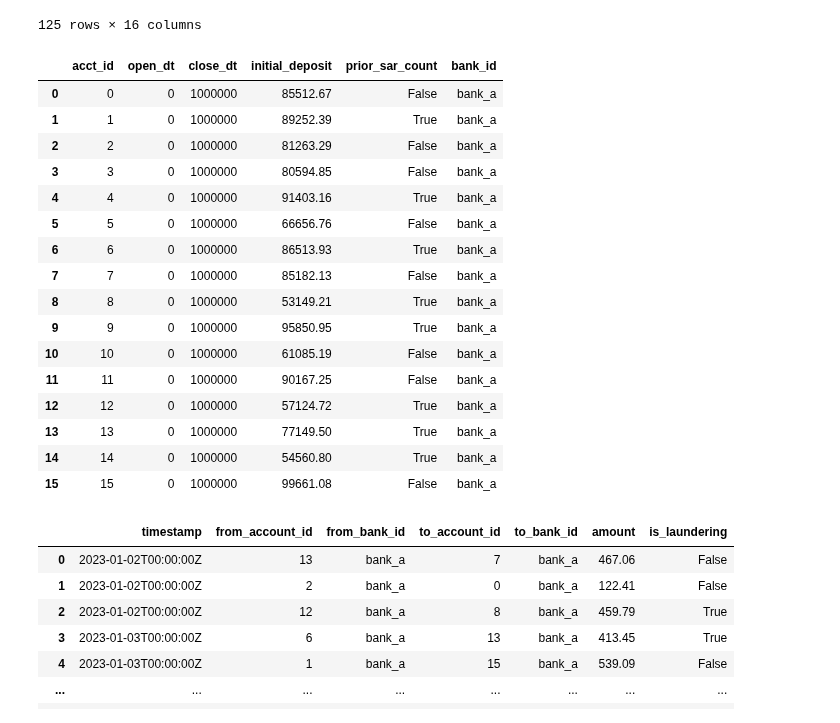
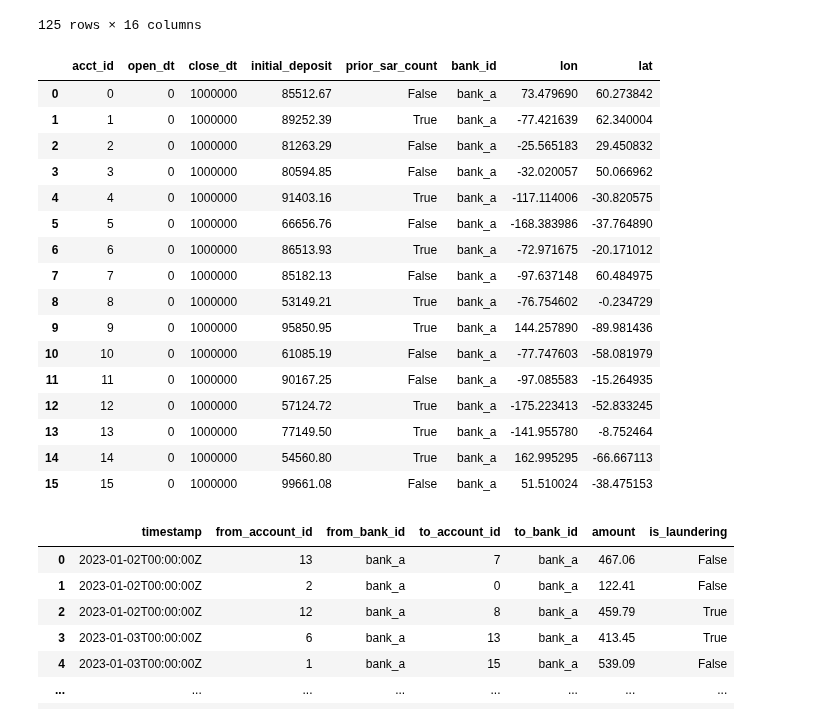
Before and after one commit to aidotse/flib, a Jupyter notebook: transaction-network-explorer/preprocess-v2.ipynb, the cells around one changed output. Drawn from its saved outputs; the diff is of its cells as text; code cells hidden in the pictures.

```diff
--- a/transaction-network-explorer/preprocess-v2.ipynb
+++ b/transaction-network-explorer/preprocess-v2.ipynb
@@ -131,27 +131,27 @@ df_edges
 | 124 | 125 | 2023-04-10T00:00:00Z | 110.31 | TRANSFER | 2 | 0 | False | -1 | 99 | ... |
 125 rows × 16 columns
 # %%
-df_nodes = accounts_df[['acct_id', 'open_dt', 'close_dt', 'initial_deposit', 'prior_sar_count', 'bank_id']]
+df_nodes = accounts_df[['acct_id', 'open_dt', 'close_dt', 'initial_deposit', 'prior_sar_count', 'bank_id', 'lon', 'lat']]
 
 df_nodes
 # %% [output]
-|  | acct_id | open_dt | close_dt | initial_deposit | prior_sar_count | bank_id |
-| 0 | 0 | 0 | 1000000 | 85512.67 | False | bank_a |
-| 1 | 1 | 0 | 1000000 | 89252.39 | True | bank_a |
-| 2 | 2 | 0 | 1000000 | 81263.29 | False | bank_a |
-| 3 | 3 | 0 | 1000000 | 80594.85 | False | bank_a |
-| 4 | 4 | 0 | 1000000 | 91403.16 | True | bank_a |
-| 5 | 5 | 0 | 1000000 | 66656.76 | False | bank_a |
-| 6 | 6 | 0 | 1000000 | 86513.93 | True | bank_a |
-| 7 | 7 | 0 | 1000000 | 85182.13 | False | bank_a |
-| 8 | 8 | 0 | 1000000 | 53149.21 | True | bank_a |
-| 9 | 9 | 0 | 1000000 | 95850.95 | True | bank_a |
-| 10 | 10 | 0 | 1000000 | 61085.19 | False | bank_a |
-| 11 | 11 | 0 | 1000000 | 90167.25 | False | bank_a |
-| 12 | 12 | 0 | 1000000 | 57124.72 | True | bank_a |
-| 13 | 13 | 0 | 1000000 | 77149.50 | True | bank_a |
-| 14 | 14 | 0 | 1000000 | 54560.80 | True | bank_a |
-| 15 | 15 | 0 | 1000000 | 99661.08 | False | bank_a |
+|  | acct_id | open_dt | close_dt | initial_deposit | prior_sar_count | bank_id | lon | lat |
+| 0 | 0 | 0 | 1000000 | 85512.67 | False | bank_a | 73.479690 | 60.273842 |
+| 1 | 1 | 0 | 1000000 | 89252.39 | True | bank_a | -77.421639 | 62.340004 |
+| 2 | 2 | 0 | 1000000 | 81263.29 | False | bank_a | -25.565183 | 29.450832 |
+| 3 | 3 | 0 | 1000000 | 80594.85 | False | bank_a | -32.020057 | 50.066962 |
+| 4 | 4 | 0 | 1000000 | 91403.16 | True | bank_a | -117.114006 | -30.820575 |
+| 5 | 5 | 0 | 1000000 | 66656.76 | False | bank_a | -168.383986 | -37.764890 |
+| 6 | 6 | 0 | 1000000 | 86513.93 | True | bank_a | -72.971675 | -20.171012 |
+| 7 | 7 | 0 | 1000000 | 85182.13 | False | bank_a | -97.637148 | 60.484975 |
+| 8 | 8 | 0 | 1000000 | 53149.21 | True | bank_a | -76.754602 | -0.234729 |
+| 9 | 9 | 0 | 1000000 | 95850.95 | True | bank_a | 144.257890 | -89.981436 |
+| 10 | 10 | 0 | 1000000 | 61085.19 | False | bank_a | -77.747603 | -58.081979 |
+| 11 | 11 | 0 | 1000000 | 90167.25 | False | bank_a | -97.085583 | -15.264935 |
+| 12 | 12 | 0 | 1000000 | 57124.72 | True | bank_a | -175.223413 | -52.833245 |
+| 13 | 13 | 0 | 1000000 | 77149.50 | True | bank_a | -141.955780 | -8.752464 |
+| 14 | 14 | 0 | 1000000 | 54560.80 | True | bank_a | 162.995295 | -66.667113 |
+| 15 | 15 | 0 | 1000000 | 99661.08 | False | bank_a | 51.510024 | -38.475153 |
 # %%
 df_edges = df_edges[['tran_timestamp', 'orig_acct', 'orig_bank', 'bene_acct', 'bene_bank', 'base_amt', 'is_sar']]
 df_edges = df_edges.rename(columns={'tran_timestamp': 'timestamp', 'orig_acct': 'from_account_id', 'orig_bank': 'from_bank_id', 'bene_acct': 'to_account_id', 'bene_bank': 'to_bank_id', 'base_amt': 'amount', 'is_sar': 'is_laundering'})
```
Also changed, not shown: parts of 2 cells of this notebook, 1 other file.
